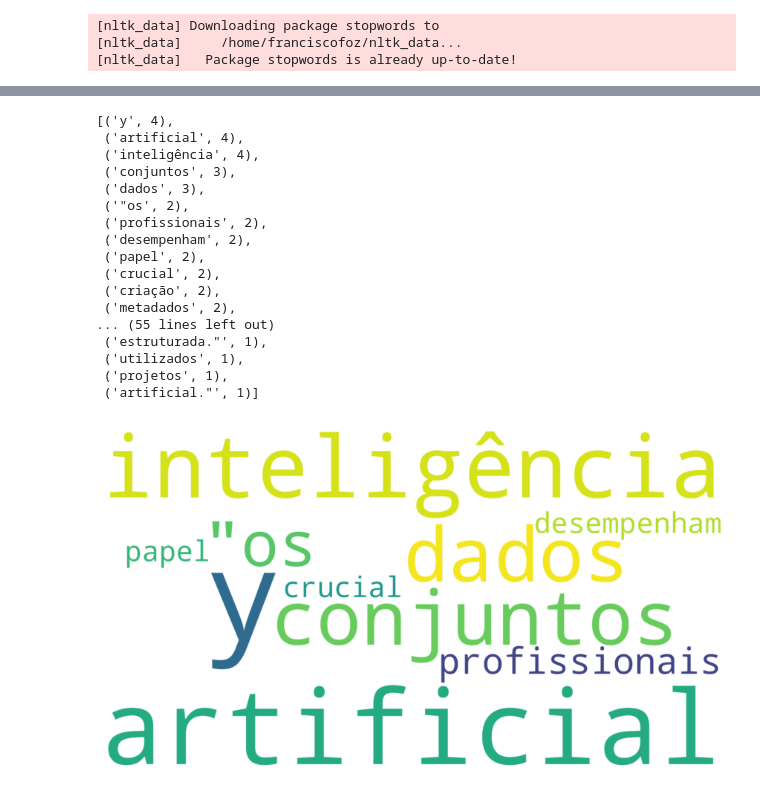
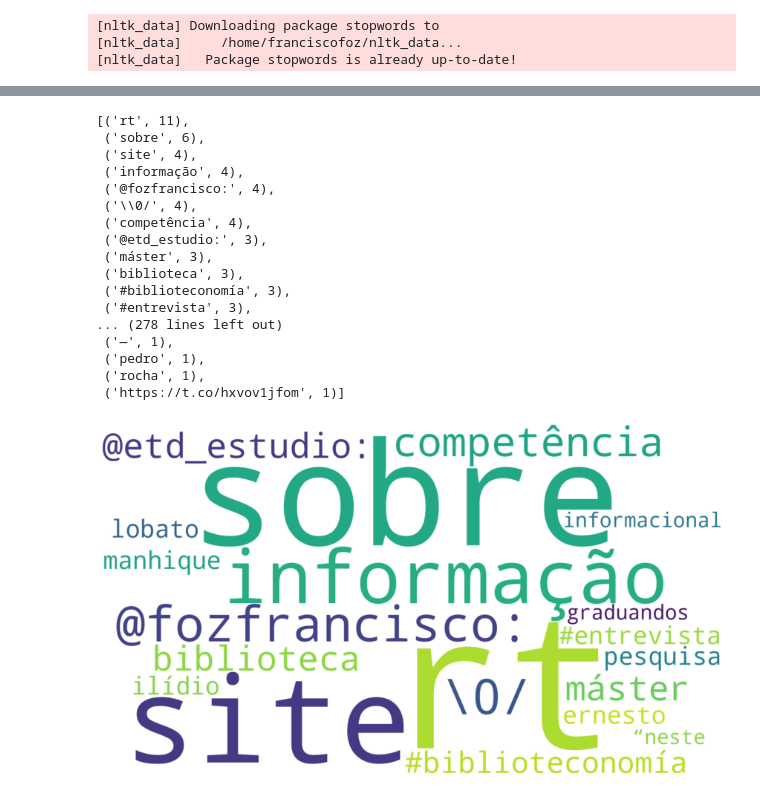
Before and after one commit to FranciscoFoz/programming-training, a Jupyter notebook: 12 - Pacotes Python/tweepy/anaĺise_tweets.ipynb, the cells around one changed output, grey strips where cells are left out. Drawn from its saved outputs; the diff is of its cells as text; code cells hidden in the pictures.

Commit message:
Subindo quantidade tweets

```diff
--- a/12 - Pacotes Python/tweepy/anaĺise_tweets.ipynb
+++ b/12 - Pacotes Python/tweepy/anaĺise_tweets.ipynb
@@ -17,5 +19,5 @@ import matplotlib.pyplot as plt
 # %%
-caminho = '/home/franciscofoz/Documents/GitHub/python-training/12 - Pacotes Python/tweepy/tweets_csv/tweets_biblioteconomiainteligênciaartificial_20230527.csv'
+caminho = '/home/franciscofoz/Documents/GitHub/python-training/12 - Pacotes Python/tweepy/tweets_csv/tweets_#Biblioteconomia_20230527.csv'
 
 tweets_biblioteconomia = pd.read_csv(caminho)
 tweets_biblioteconomia
@@ -73,5 +93,11 @@ palavras_tweets
 # %%
 stop_words = stopwords.words('portuguese')
-termos_excluidos = ['-','la','el','tipo','biblioteconomia','na','pra','en','na', 'y']
+termos_excluidos = ['#biblioteconomia','-','la','el','tipo','biblioteconomia','na','pra','en','na', 'y','i']
 
 stop_words.extend(termos_excluidos)
+
+palavras_tweets_sem_stopwords = []
+
+for palavra in palavras_tweets:
+    if palavra not in stop_words:
+        palavras_tweets_sem_stopwords.append(palavra)
@@ -85,37 +105,37 @@ for palavra in palavras_tweets:
 frequencia_palavras = FreqDist(palavras_tweets_sem_stopwords)
 sorted(dict(frequencia_palavras).items(), key=lambda x: x[1], reverse=True)
 # %% [output]
-[('y', 4),
- ('artificial', 4),
- ('inteligência', 4),
- ('conjuntos', 3),
- ('dados', 3),
- ('"os', 2),
- ('profissionais', 2),
- ('desempenham', 2),
- ('papel', 2),
- ('crucial', 2),
- ('criação', 2),
- ('metadados', 2),
-... (55 lines left out)
- ('estruturada."', 1),
- ('utilizados', 1),
- ('projetos', 1),
- ('artificial."', 1)]
+[('rt', 11),
+ ('sobre', 6),
+ ('site', 4),
+ ('informação', 4),
+ ('@fozfrancisco:', 4),
+ ('\\0/', 4),
+ ('competência', 4),
+ ('@etd_estudio:', 3),
+ ('máster', 3),
+ ('biblioteca', 3),
+ ('#biblioteconomía', 3),
+ ('#entrevista', 3),
+... (278 lines left out)
+ ('—', 1),
+ ('pedro', 1),
+ ('rocha', 1),
+ ('https://t.co/hxvov1jfom', 1)]
 # %%
 # Criar a nuvem de palavras
 wordcloud = WordCloud(stopwords=stop_words,
                       background_color="white",
                       width=1920,
                       height=1080,
-                      max_words=10,
+                      max_words=20,
                       prefer_horizontal=1).generate_from_frequencies(frequencia_palavras)
 frequencia_palavras
 
 # Plotar a nuvem de palavras
 plt.figure(figsize=(15, 10))
 plt.imshow(wordcloud, interpolation='bilinear')
 plt.axis('off')
 plt.show()
 # %% [output]
-[figure, old version]
+[figure, new version]
```
Also changed, not shown: parts of 8 cells of this notebook, 1 other file.
